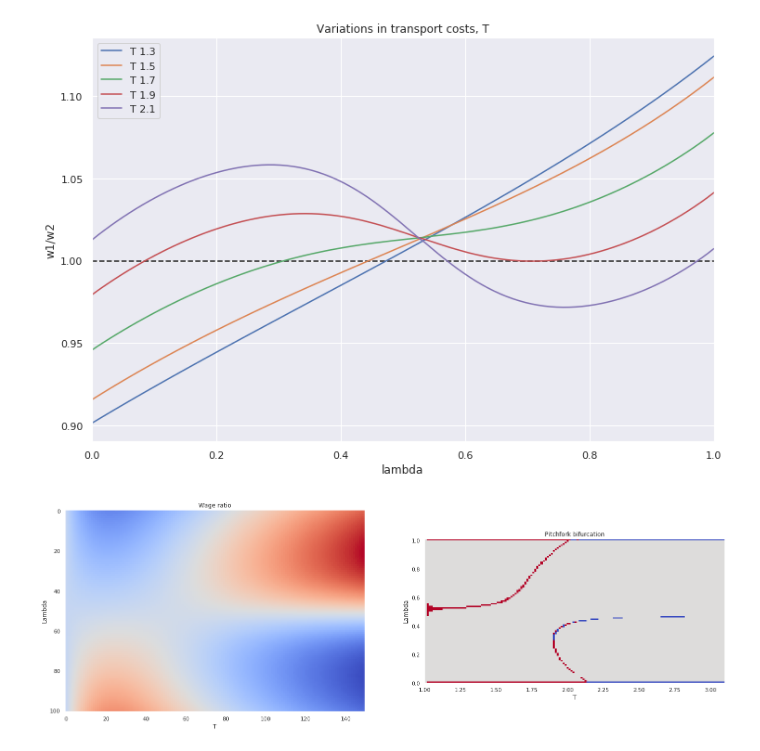
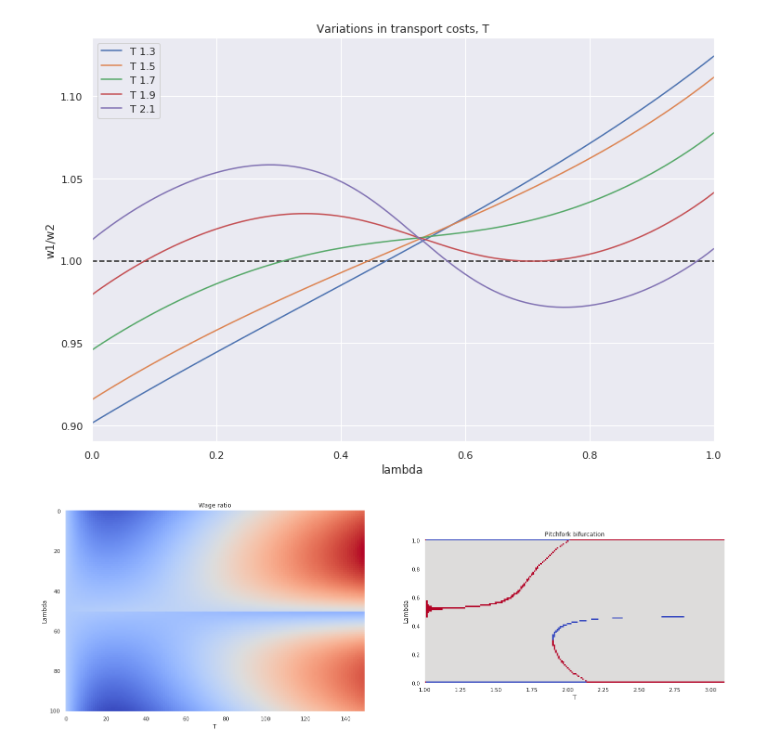
Before and after one commit to NoFishLikeIan/tinbergen, a Jupyter notebook: homework/spatial/Assignment.ipynb, the cells around one changed output. Drawn from its saved outputs; the diff is of its cells as text; code cells hidden in the pictures.

```diff
--- a/homework/spatial/Assignment.ipynb
+++ b/homework/spatial/Assignment.ipynb
@@ -22,3 +8,6 @@ g = groups[8]
+# %%
+g = {"delta": 0.45, "rho": 0.80, "T": 1.9 }
+g["eps"] = 1 / (1-g["rho"])
 # %%
 model = TwoRegionModel(delta=g["delta"], eps=g["eps"])
 plotting.plot_wage_transport(model)
@@ -33,6 +22,6 @@ plotting.plot_wage_transport(model)
 # %% [output]
 [figure]
 # %%
-wr, tom = plotting.triplet_plot(model, figsize=(24, 12))
+wr, tom = plotting.triplet_plot(model, figsize=(24, 12), relative=True)
 # %% [output]
-[figure, old version]
+[figure, new version]
```
Also changed, not shown: parts of 5 cells of this notebook, 1 other file.
